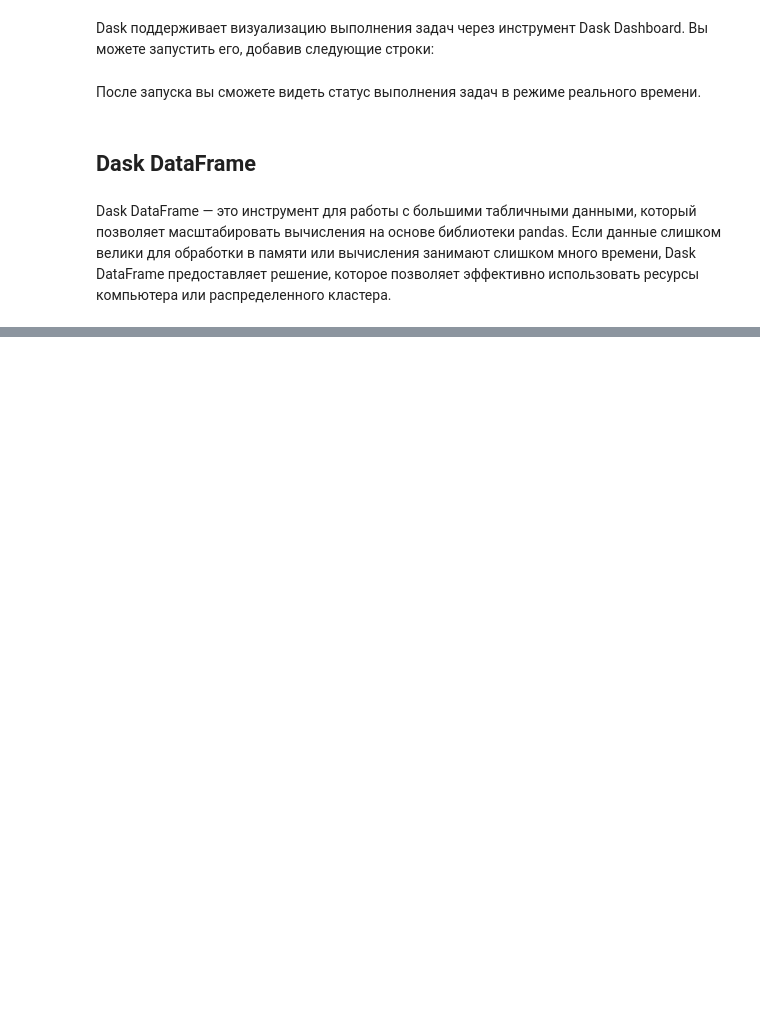
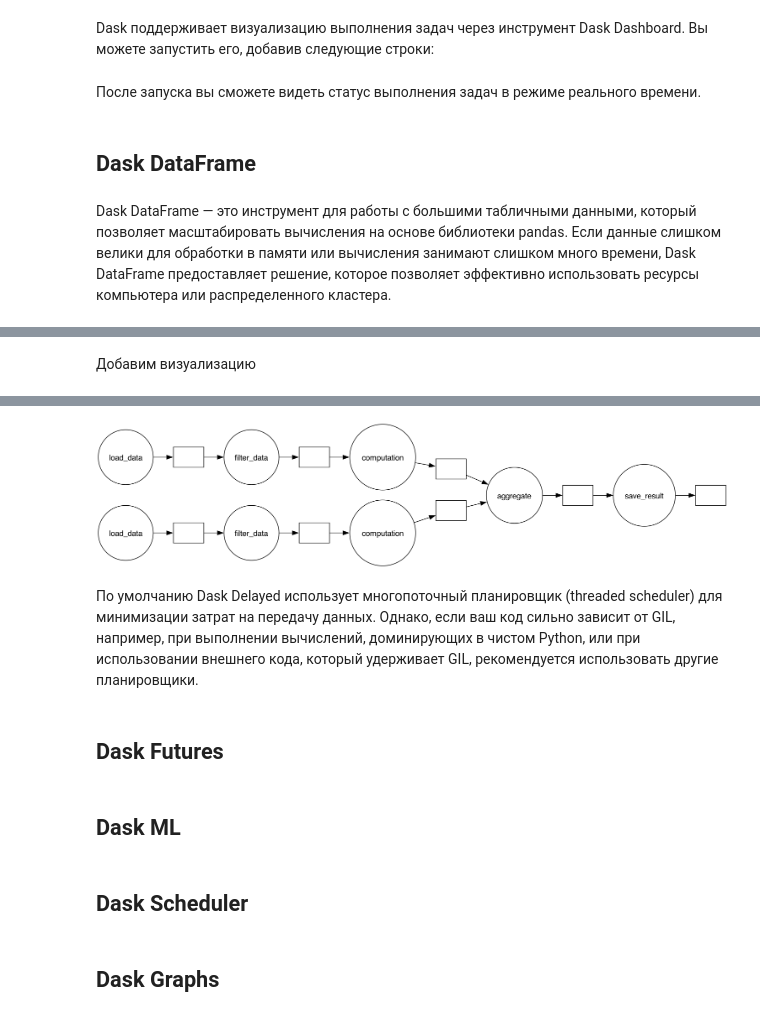
Before and after one commit to zhemalb/dask, a Jupyter notebook: notebook.ipynb, the cells around one changed output, grey strips where cells are left out. Cells and saved outputs as stored; diff of their text form; code cells hidden in the pictures; blank space fills up the shorter version.

```diff
--- a/notebook.ipynb
+++ b/notebook.ipynb
@@ -154,0 +183,10 @@ Dask DataFrame — это инструмент для работы с больш
+# %%
+import pandas as pd
+import dask.dataframe as dd
+
+# Создаем pandas DataFrame
+data = pd.DataFrame({'a': range(100), 'b': range(100, 200)})
+
+# Преобразуем pandas DataFrame в Dask DataFrame
+dask_df = dd.from_pandas(data, npartitions=4)
+print(dask_df.head())  # Вывод первых строк
@@ -154,0 +305,13 @@ Dask DataFrame — это инструмент для работы с больш
+# %%
+from dask import delayed
+
+def inc(x):
+    return x + 1
+
+def add(x, y):
+    return x + y
+
+x = delayed(inc)(1) # отложим выполнение на 1
+y = delayed(inc)(2) # отложим выполнение  на 2
+z = delayed(add)(x, y) # объект Delayed, содержащий граф задач
+print(z.compute())
@@ -154,0 +419,7 @@ Dask DataFrame — это инструмент для работы с больш
+# %% [markdown]
+Добавим визуализацию
+# %%
+# %pip install graphviz
+# brew install graphviz
+save_task.visualize(rankdir="LR")
+# %% [output]
@@ -154,0 +428,11 @@ Dask DataFrame — это инструмент для работы с больш
+[figure, added]
+# %% [markdown]
+По умолчанию Dask Delayed использует многопоточный планировщик (threaded scheduler) для минимизации затрат на передачу данных. Однако, если ваш код сильно зависит от GIL, например, при выполнении вычислений, доминирующих в чистом Python, или при использовании внешнего кода, который удерживает GIL, рекомендуется использовать другие планировщики.
+# %% [markdown]
+## Dask Futures
+# %% [markdown]
+## Dask ML
+# %% [markdown]
+## Dask Scheduler
+# %% [markdown]
+## Dask Graphs
```
Also changed, not shown: parts of 36 cells of this notebook, 20 other files.
